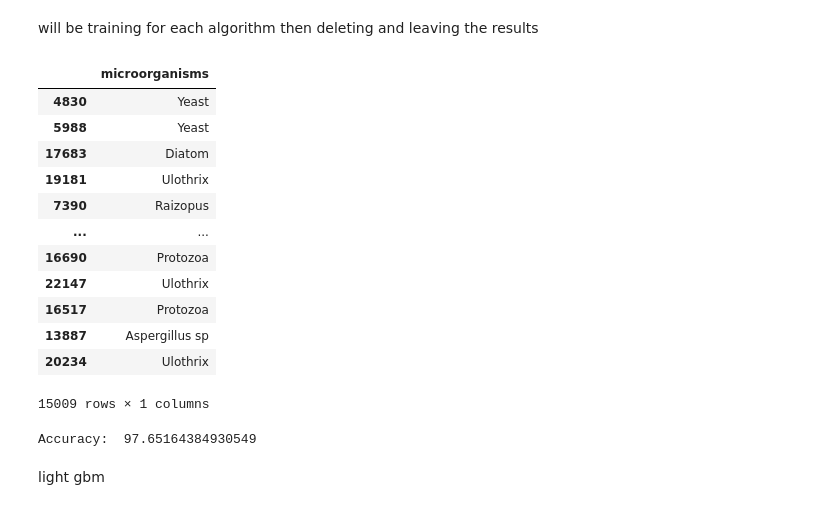
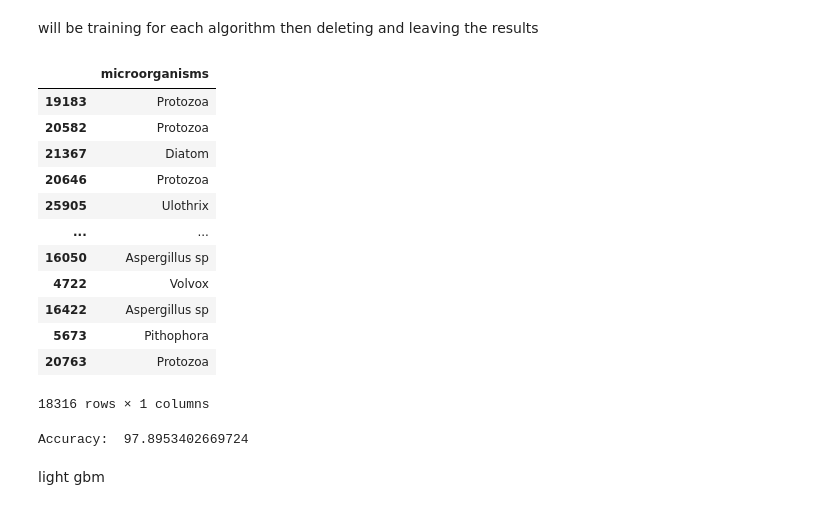
Before and after one commit to kenan-erol/MicrobeClassification, a Jupyter notebook: microbes_preprocessing.ipynb, the cells around one changed output. Cells and saved outputs as stored; diff of their text form; code cells hidden in the pictures.

```diff
--- a/microbes_preprocessing.ipynb
+++ b/microbes_preprocessing.ipynb
@@ -248,39 +240,39 @@ will be training for each algorithm then deleting and leaving the results
 # %%
 # Define the inputs/features for the models you'll test below
 # 60-40 split for original df, 70-30 split for df_dropped
 
-x = df_dropped[['Solidity', 'Eccentricity', 'EquivDiameter', 'Extrema', 'FilledArea',
+x = df[['Solidity', 'Eccentricity', 'EquivDiameter', 'Extrema', 'FilledArea',
        'Extent', 'Orientation', 'EulerNumber', 'BoundingBox1', 'BoundingBox2',
        'BoundingBox3', 'BoundingBox4', 'ConvexHull1', 'ConvexHull2',
        'ConvexHull3', 'ConvexHull4', 'MajorAxisLength', 'MinorAxisLength',
        'Perimeter', 'ConvexArea', 'Centroid1', 'Centroid2', 'Area', 'raddi']].copy()
 
 # Define the targets - what we are trying to predict or classify
 # Here we are trying to predict the "rating_levels"
-y = df_dropped[['microorganisms']].copy()
+y = df[['microorganisms']].copy()
 
 # We'll save 40 percent of our data for testing and use 60 percent for training
 x_train, x_test, y_train, y_test = train_test_split(x, y, test_size=0.40)
 
 sc = StandardScaler()
 x_train = sc.fit_transform(x_train)
 x_test = sc.transform(x_test)
 
 y_train
 # %% [output]
 |  | microorganisms |
-| 4830 | Yeast |
-| 5988 | Yeast |
-| 17683 | Diatom |
-| 19181 | Ulothrix |
-| 7390 | Raizopus |
+| 19183 | Protozoa |
+| 20582 | Protozoa |
+| 21367 | Diatom |
+| 20646 | Protozoa |
+| 25905 | Ulothrix |
 | ... | ... |
-| 16690 | Protozoa |
-| 22147 | Ulothrix |
-| 16517 | Protozoa |
-| 13887 | Aspergillus sp |
-| 20234 | Ulothrix |
+| 16050 | Aspergillus sp |
+| 4722 | Volvox |
+| 16422 | Aspergillus sp |
+| 5673 | Pithophora |
+| 20763 | Protozoa |
-15009 rows × 1 columns
+18316 rows × 1 columns
 # %%
 # from sklearn.neighbors import KNeighborsClassifier
 
@@ -337,7 +329,7 @@ print('Accuracy: ',accuracy_percentage)
 
 # took very little time, 97.46 (overfitting?), 97.65
 # %% [output]
-Accuracy:  97.65164384930549
+Accuracy:  97.8953402669724
 # %%
 # # Using copy of df to convert all string values (aka the categories in the data) into floats so Random Forest will run
 
```
Also changed, not shown: parts of 7 cells of this notebook.
